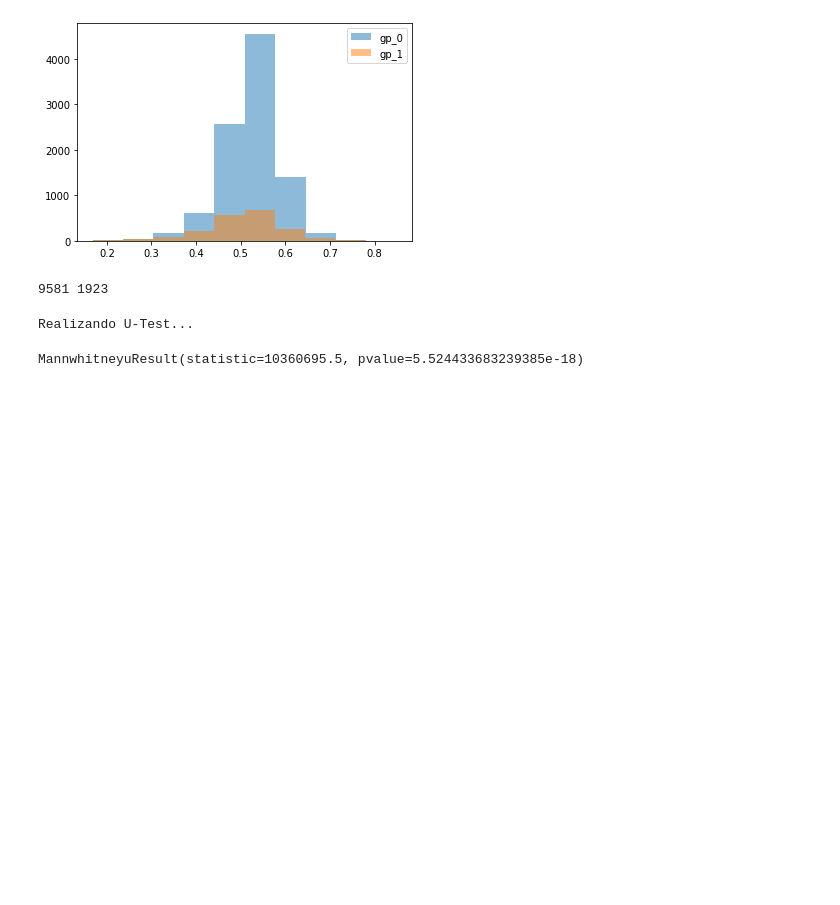
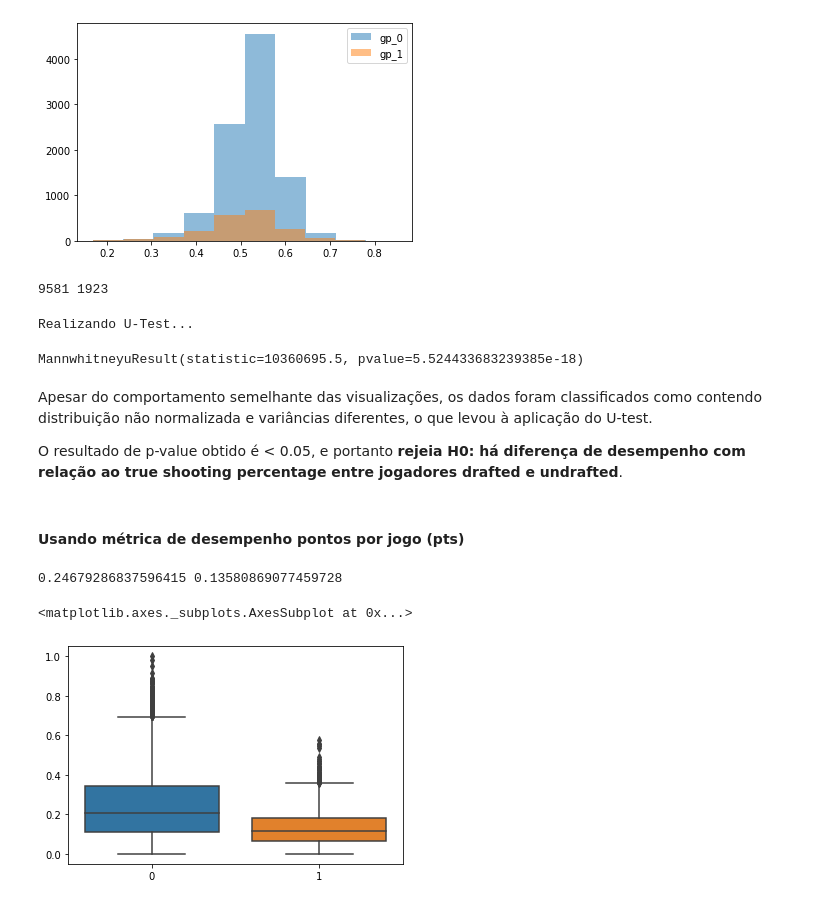
Before and after one commit to tta13/NBA-data-analysis, a Jupyter notebook: code.ipynb, the cells around one changed output. Cells and saved outputs as stored; diff of their text form; code cells hidden in the pictures; blank space fills up the shorter version.

Commit message:
Add hypothesis tests

```diff
--- a/code.ipynb
+++ b/code.ipynb
@@ -2093,3 +2103,21 @@ stats_test(gp_0, gp_1)
 # %% [output]
 Realizando U-Test...
 MannwhitneyuResult(statistic=10360695.5, pvalue=5.524433683239385e-18)
+# %% [markdown]
+Apesar do comportamento semelhante das visualizações, os dados foram classificados como contendo distribuição não normalizada e variâncias diferentes, o que levou à aplicação do U-test.
+
+O resultado de p-value obtido é < 0.05, e portanto **rejeia H0: há diferença de desempenho com relação ao true shooting percentage entre jogadores drafted e undrafted**.
+# %% [markdown]
+#### Usando métrica de desempenho pontos por jogo (pts)
+# %%
+gp_0 = df[df['undrafted'] == 0]['pts']
+gp_1 = df[df['undrafted'] == 1]['pts']
+# %%
+print(gp_0.mean(), gp_1.mean())
+# %% [output]
+0.24679286837596415 0.13580869077459728
+# %%
+sns.boxplot(data=[gp_0, gp_1])
+# %% [output]
+<matplotlib.axes._subplots.AxesSubplot at 0x...>
+[figure, added]
```
Also changed, not shown: parts of 84 cells of this notebook.
